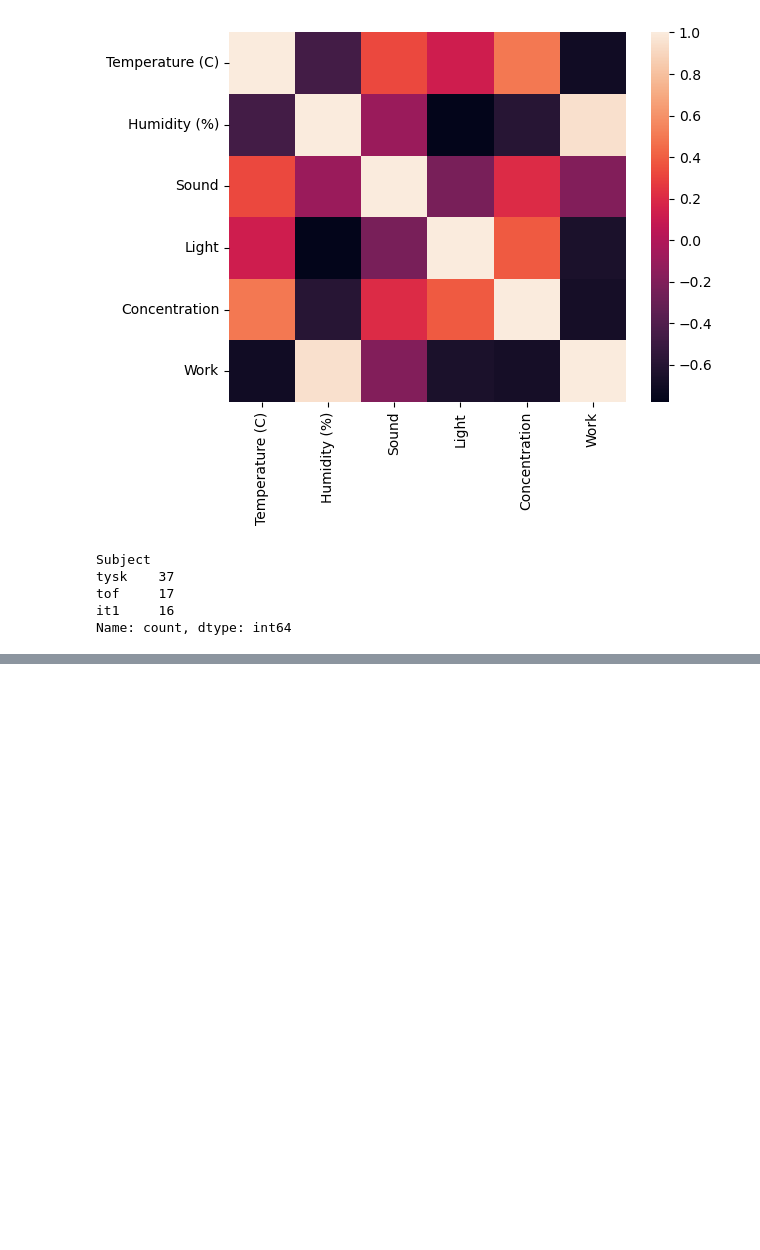
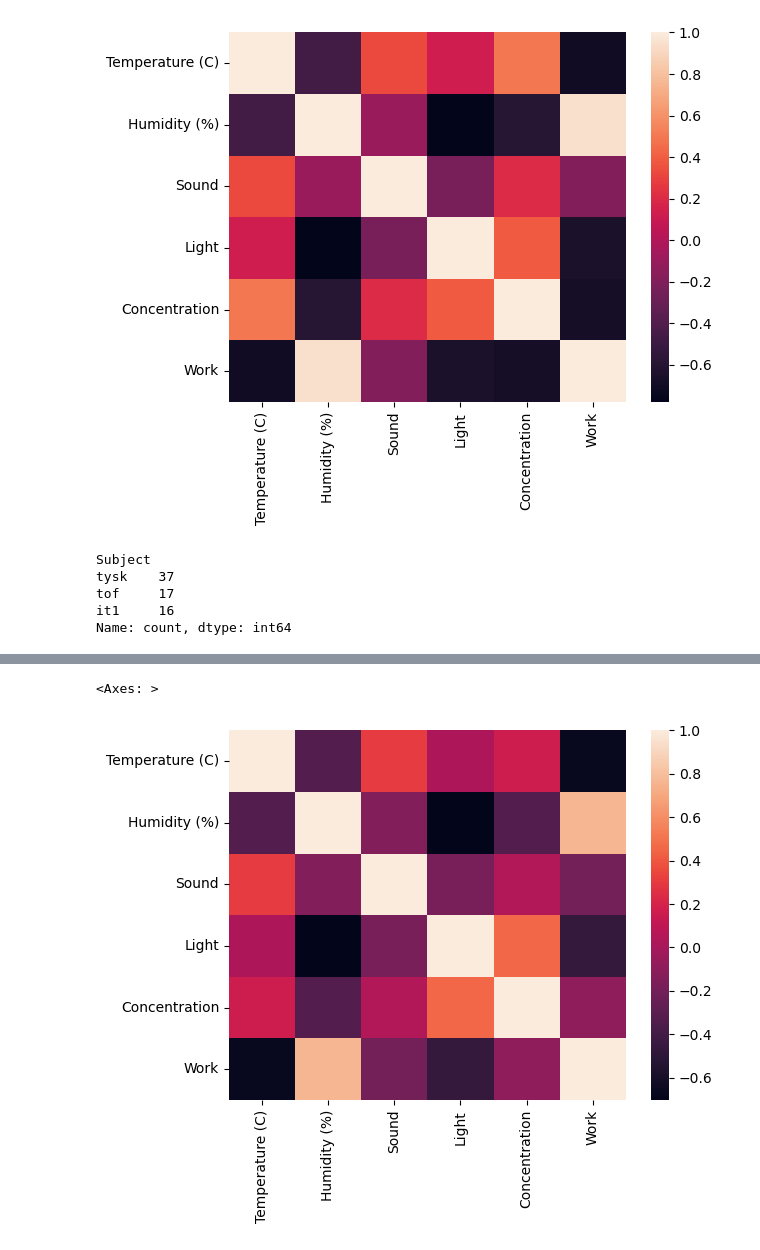
Before and after one commit to LilleAila/tof-prosjekt-26, a Jupyter notebook: data/analysis.ipynb, the cells around one changed output, grey strips where cells are left out. Cells and saved outputs as stored; diff of their text form; code cells hidden in the pictures; blank space fills up the shorter version.

```diff
--- a/data/analysis.ipynb
+++ b/data/analysis.ipynb
@@ -118,0 +176,6 @@ Name: count, dtype: int64
+# %%
+corr = df[df["Room"] == "413"].corr(numeric_only=True)
+sns.heatmap(corr)
+# %% [output]
+<Axes: >
+[figure, added]
```
Also changed, not shown: parts of 28 cells of this notebook.
